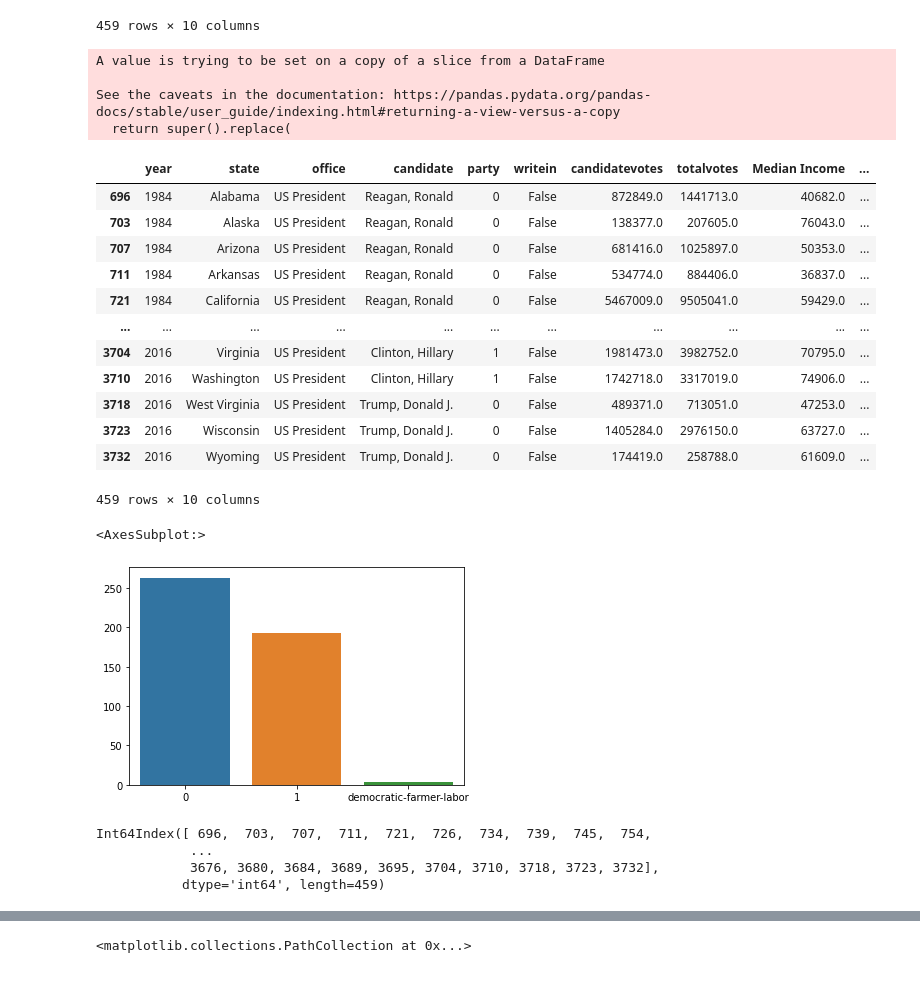
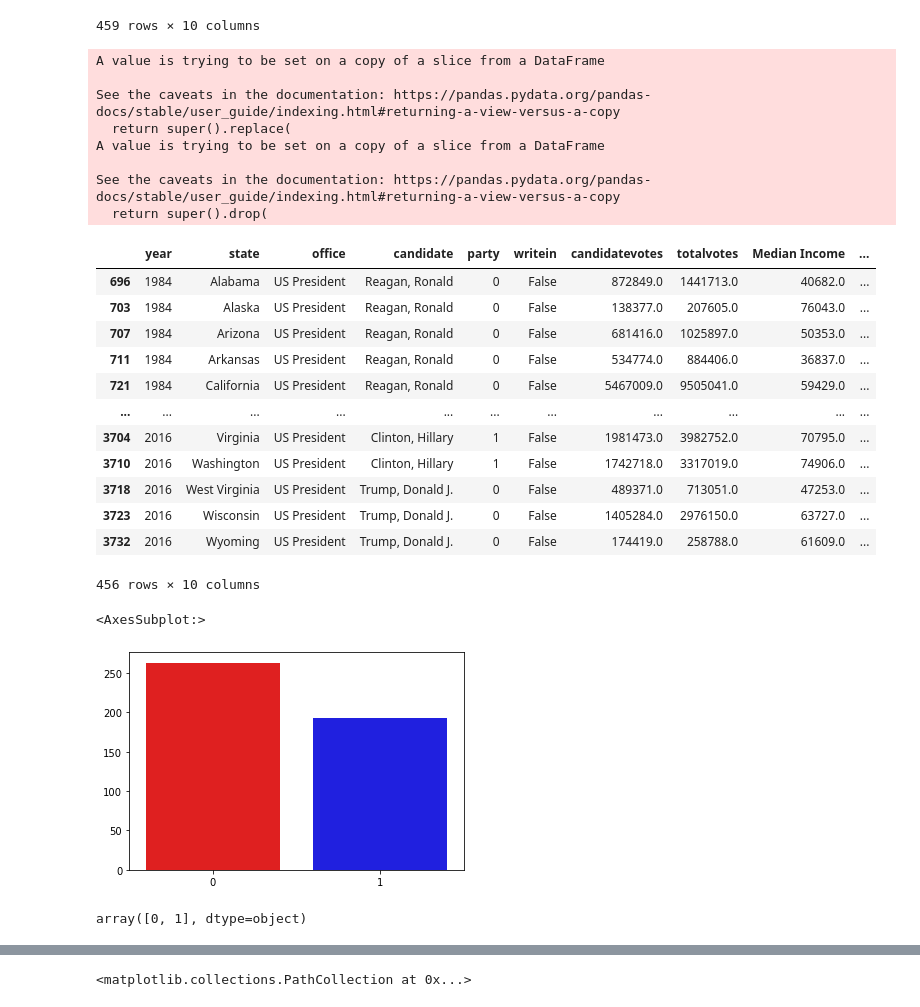
Before and after one commit to wmc-beedle/Red-White-Blue-and-....Green-Census-affect-on-State-Voting, a Jupyter notebook: predictor.ipynb, the cells around one changed output, grey strips where cells are left out. Drawn from its saved outputs; the diff is of its cells as text; code cells hidden in the pictures.

```diff
--- a/predictor.ipynb
+++ b/predictor.ipynb
@@ -118,12 +118,18 @@ winning_party_full_data
 # %%
 winning_party_full_data.replace('republican', 0, inplace=True)
 winning_party_full_data.replace('democrat', 1, inplace=True)
+index = winning_party_full_data[winning_party_full_data['party'] == 'democratic-farmer-labor'].index
+winning_party_full_data.drop(index, inplace=True)
 winning_party_full_data
 # %% [output]
 A value is trying to be set on a copy of a slice from a DataFrame
 
 See the caveats in the documentation: https://pandas.pydata.org/pandas-docs/stable/user_guide/indexing.html#returning-a-view-versus-a-copy
   return super().replace(
+A value is trying to be set on a copy of a slice from a DataFrame
+
+See the caveats in the documentation: https://pandas.pydata.org/pandas-docs/stable/user_guide/indexing.html#returning-a-view-versus-a-copy
+  return super().drop(
 |  | year | state | office | candidate | party | writein | candidatevotes | totalvotes | Median Income | ... |
 | 696 | 1984 | Alabama | US President | Reagan, Ronald | 0 | False | 872849.0 | 1441713.0 | 40682.0 | ... |
 | 703 | 1984 | Alaska | US President | Reagan, Ronald | 0 | False | 138377.0 | 207605.0 | 76043.0 | ... |
@@ -136,23 +142,20 @@ See the caveats in the documentation: https://pandas.pydata.org/pandas-docs/stab
 | 3718 | 2016 | West Virginia | US President | Trump, Donald J. | 0 | False | 489371.0 | 713051.0 | 47253.0 | ... |
 | 3723 | 2016 | Wisconsin | US President | Trump, Donald J. | 0 | False | 1405284.0 | 2976150.0 | 63727.0 | ... |
 | 3732 | 2016 | Wyoming | US President | Trump, Donald J. | 0 | False | 174419.0 | 258788.0 | 61609.0 | ... |
-459 rows × 10 columns
+456 rows × 10 columns
 # %%
 # values = list(range(len(winning_party_full_data.index)))
 # party = pd.DataFrame(winning_party_full_data['party'])
 # party
 probabilities = winning_party_full_data['party'].value_counts()
-sea.barplot(probabilities.index, probabilities.values)
+sea.barplot(probabilities.index, probabilities.values, palette=['red','blue'])
 # %% [output]
 <AxesSubplot:>
-[figure, old version]
+[figure, new version]
-# %%
-winning_party_full_data.index
-# %% [output]
-Int64Index([ 696,  703,  707,  711,  721,  726,  734,  739,  745,  754,
-            ...
-            3676, 3680, 3684, 3689, 3695, 3704, 3710, 3718, 3723, 3732],
-           dtype='int64', length=459)
+# %%
+pd.unique(winning_party_full_data['party'])
+# %% [output]
+array([0, 1], dtype=object)
 # %%
 party_data = winning_party_full_data
 # %%
```
Also changed, not shown: parts of 10 cells of this notebook, 46 other files.
